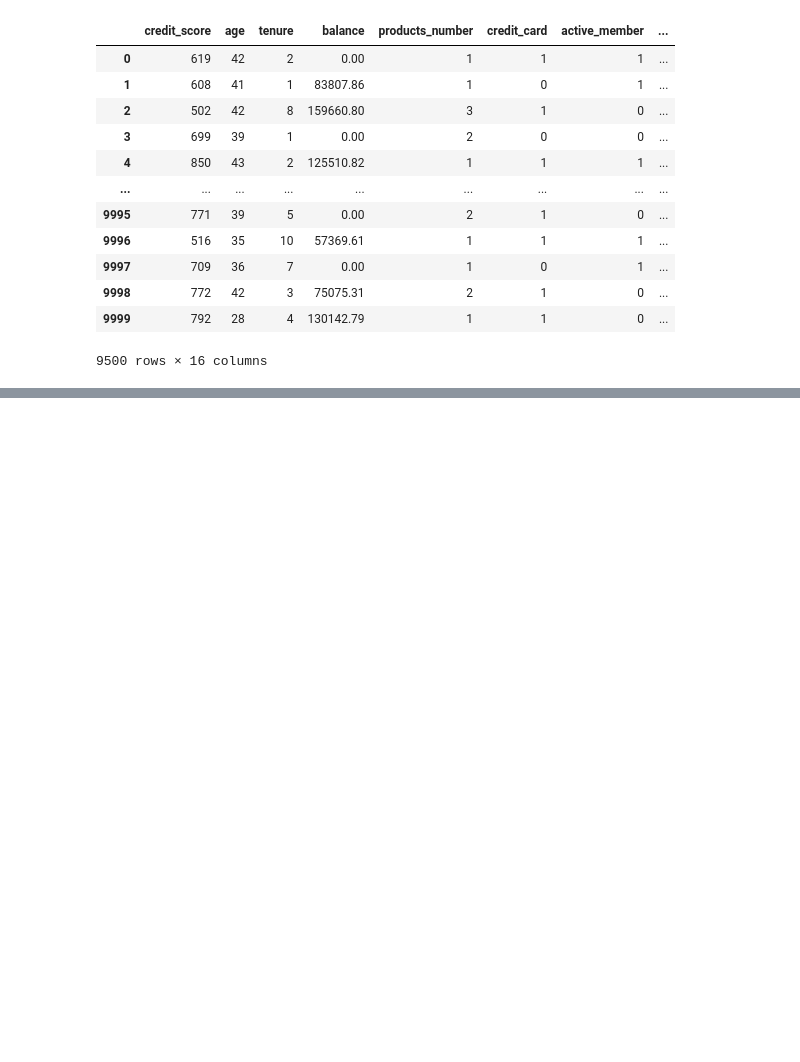
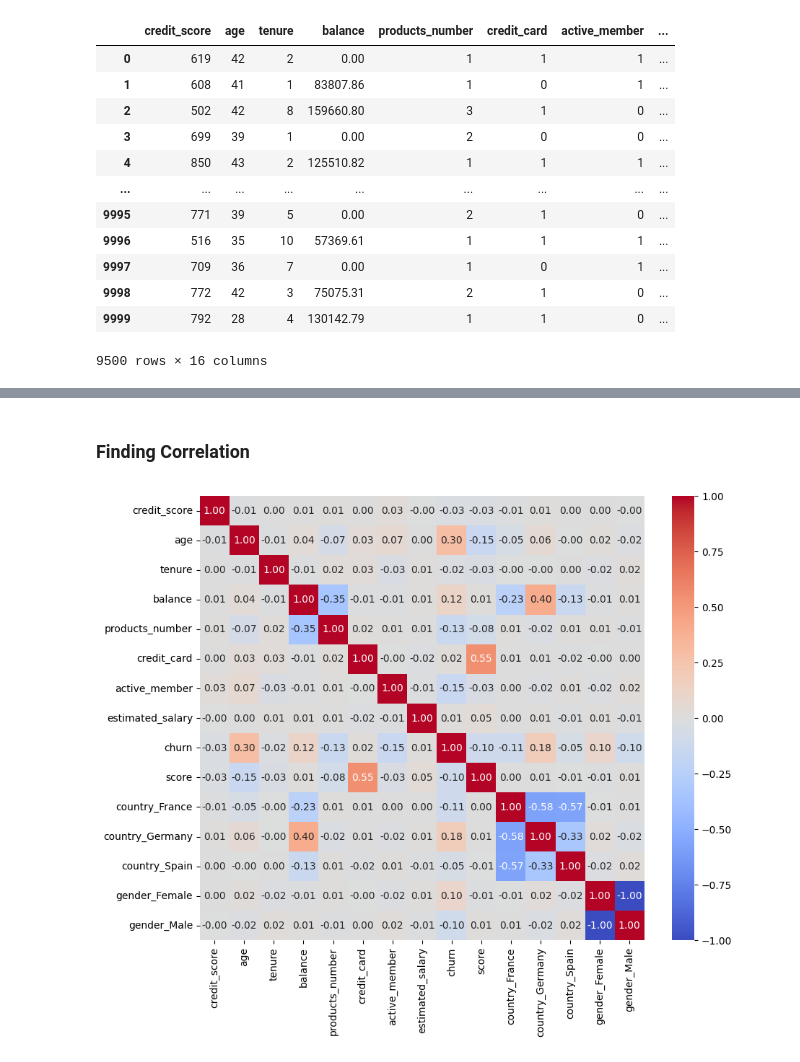
Before and after one commit to smartestnerdfromtown/Data-Science-Projects, a Jupyter notebook: Bank Customer Churn/analysis.ipynb, the cells around one changed output, grey strips where cells are left out. Saved outputs shown, nothing was run; the diff lists cells and outputs as text; code cells hidden in the pictures; blank space fills up the shorter version.

Commit message:
Finding Correlation

```diff
--- a/Bank Customer Churn/analysis.ipynb
+++ b/Bank Customer Churn/analysis.ipynb
@@ -157,0 +181,24 @@ df
+# %%
+df = df.drop(columns="anomaly")
+# %% [markdown]
+### **Finding Correlation**
+# %%
+corr = df.corr(
+    method="pearson",
+    min_periods=1,
+    numeric_only=False
+)
+
+plt.figure(figsize=(10,8))
+
+sns.heatmap(
+    corr,
+    annot=True,
+    fmt=".2f",
+    cmap="coolwarm",
+    square=True
+)
+
+plt.show()
+# %% [output]
+[figure, added]
```
Also changed, not shown: parts of 2 cells of this notebook.
